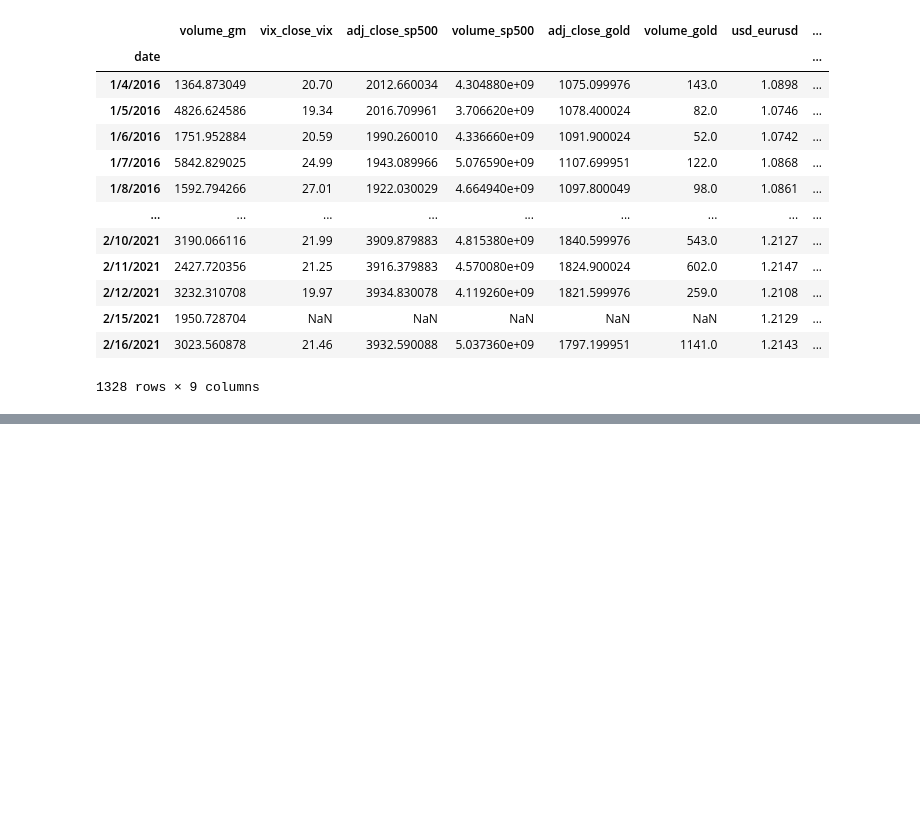
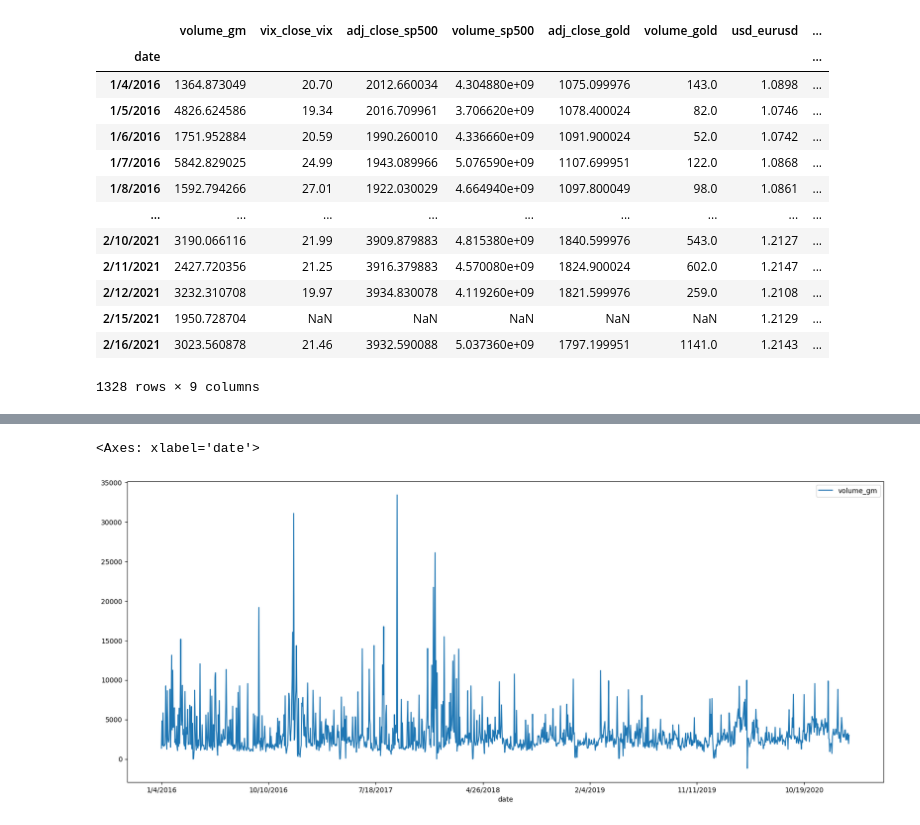
Before and after one commit to p4treina/trade_volume_prediction, a Jupyter notebook: notebooks/2-experiments.ipynb, the cells around one changed output, grey strips where cells are left out. Drawn from its saved outputs; the diff is of its cells as text; code cells hidden in the pictures; blank space fills up the shorter version.

```diff
--- a/notebooks/2-experiments.ipynb
+++ b/notebooks/2-experiments.ipynb
@@ -445,0 +132,5 @@ pipe = Pipeline(steps=[("preprocessor", preprocessor), ("model", xgb_model)])
+# %%
+removed_constant.plot(y='volume_gm', figsize=[20, 8])
+# %% [output]
+<Axes: xlabel='date'>
+[figure, added]
```
Also changed, not shown: parts of 99 cells of this notebook, 12 other files.
